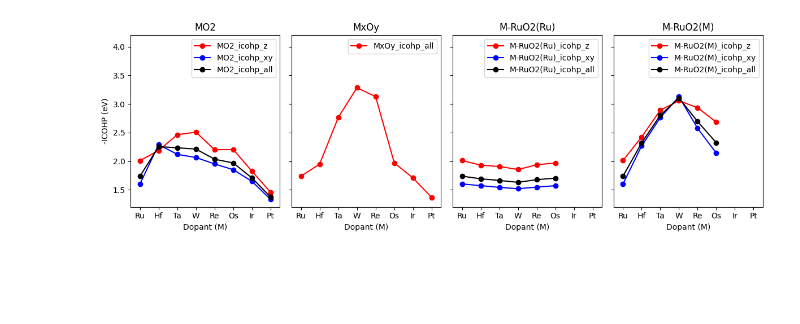
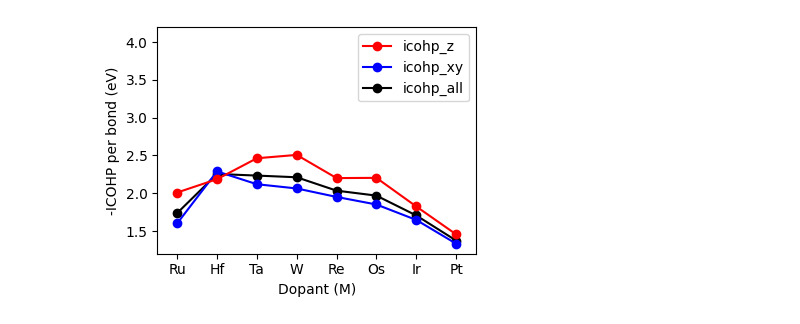
Before and after one commit to jhyeonjung97/tools, a Jupyter notebook: ruo2/icohp.ipynb, the cells around one changed output. Drawn from its saved outputs; the diff is of its cells as text; code cells hidden in the pictures; blank space fills up the shorter version.

```diff
--- a/ruo2/icohp.ipynb
+++ b/ruo2/icohp.ipynb
@@ -295,7 +325,7 @@ def calculate_icohp_means_MO2(icohp_file):
 
 for dir in ['1_bulk_MO2']:
     oxide_type = dir.split('_')[2]
-    for subdir in ['0_Ru', '1_Hf', '2_Ta', '3_W', '4_Re', '5_Os', '6_Ir', '7_Pt']:
+    for subdir in subdirs:
         element = subdir.split('_')[1]
         icohp_file = os.path.join(root, dir, 'cohp', subdir, 'icohplist.txt')
         if os.path.exists(icohp_file):
@@ -336,18 +366,22 @@ def calculate_icohp_mean_MxOy(icohp_file):
     if not numeric_values:
         return None
 
-    return sum(numeric_values) / len(numeric_values)
+    sum_all = sum(numeric_values)
+    mean_all = sum_all / len(numeric_values)
+    return sum_all, mean_all
 
 for dir in ['2_bulk_MxOy']:
     oxide_type = dir.split('_')[2]
-    for subdir in ['0_Ru', '1_Hf', '2_Ta', '3_W', '4_Re', '5_Os', '6_Ir', '7_Pt']:
+    for subdir in subdirs:
         element = subdir.split('_')[1]
         icohp_file = os.path.join(root, dir, 'cohp', subdir, 'icohplist.txt')
+        atoms = read(os.path.join(root, dir, 'cohp', subdir, 'final_with_calculator.json'))
+        n_metal = len([atom for atom in atoms if atom.symbol != 'O'])
         if os.path.exists(icohp_file):
-            mean_overall = calculate_icohp_mean_MxOy(icohp_file)
-            if mean_overall is not None:
-                # Keep existing column layout for downstream plotting.
-                data.loc[element, f'{oxide_type}_icohp_all'] = mean_overall
+            sum_all, mean_all = calculate_icohp_mean_MxOy(icohp_file)
+            if sum_all is not None and mean_all is not None:
+                data.loc[element, f'{oxide_type}_icohp'] = sum_all / n_metal
+                data.loc[element, f'{oxide_type}_icohp_all'] = mean_all
 
 data
 # %% [output]
@@ -428,7 +462,7 @@ def calculate_icohp_means_MRuO2(icohp_file):
 
 for dir in ['3_bulk_M-RuO2']:
     oxide_type = dir.split('_')[2]
-    for subdir in ['0_Ru', '1_Hf', '2_Ta', '3_W', '4_Re', '5_Os', '6_Ir', '7_Pt']:
+    for subdir in subdirs:
         element = subdir.split('_')[1]
         icohp_file = os.path.join(root, dir, 'cohp', subdir, 'icohplist.txt')
         if os.path.exists(icohp_file):
@@ -465,37 +499,39 @@ data
 # %%
-# Fixed: plot MAG-related columns with per-line zorder.
-fig, axes = plt.subplots(1, 4, figsize=(12, 4), sharey=True)
+for oxides in ['MO2', 'MxOy', 'M-RuO2(M)', 'M-RuO2(Ru)']:
+    plt.figure(figsize=figsize)
 
-groups = ['MO2', 'MxOy', 'M-RuO2(Ru)', 'M-RuO2(M)']
-colors = ['red', 'blue', 'black']
-zorders = [1, 2, 3]
+    cols = [col for col in data.columns if f'{oxides}_icohp_' in col]
+    labels = ['icohp_z', 'icohp_xy', 'icohp_all']
+    colors = ['red', 'blue', 'black']
+    zorders = [3, 2, 1]
 
-for ax, group in zip(axes, groups):
-    group_cols = [c for c in data.columns if group in c and 'icohp' in c]
+    if oxides == 'MxOy':
+        labels = ['icohp_all']
+        colors = ['black']
+        zorders = [1]
 
-    for i, col in enumerate(group_cols):
-        data[col].plot(
-            kind='line',
-            marker='o',
-            ax=ax,
-            color=colors[i % len(colors)],
-            zorder=zorders[i % len(zorders)],
-            label=col,
-        )
+    for i, col in enumerate(cols):
+        if col in data.columns:
+            plt.plot(
+                data.index,
+                data[col],
+                marker='o',
+                label=labels[i % len(labels)],
+                color=colors[i % len(colors)],
+                zorder=zorders[i % len(zorders)]
+            )
 
-    ax.set_title(group)
-    ax.set_xlabel('Dopant (M)')
+    plt.xlabel('Dopant (M)')
+    plt.ylabel('-ICOHP per bond (eV)')
+    plt.ylim(1.2, 4.2)
 
-    ax.set_xlim(-0.5, 7.5)
-    ax.set_xticks(range(len(data.index)))
-    ax.set_xticklabels(data.index.tolist())
-    ax.legend(loc='best')
+    plt.xlim(-0.5, 7.5)
+    plt.legend(loc='best')
+    plt.xticks(range(len(data.index)), data.index.tolist())
 
-axes[0].set_ylabel('-ICOHP (eV)')
-axes[0].set_ylim(1.2, 4.2)
-
-plt.tight_layout()
-plt.savefig(f'{root}/icohp.png', dpi=dpi)
-plt.show()
+    plt.tight_layout()
+    plt.savefig(f'{root}/figures/icohp_{oxides}.png', dpi=dpi, transparent=True)
+    plt.show()
+    plt.close()
 # %% [output]
-[figure, old version]
+[figure, new version]
```
Also changed, not shown: parts of 26 cells of this notebook.
